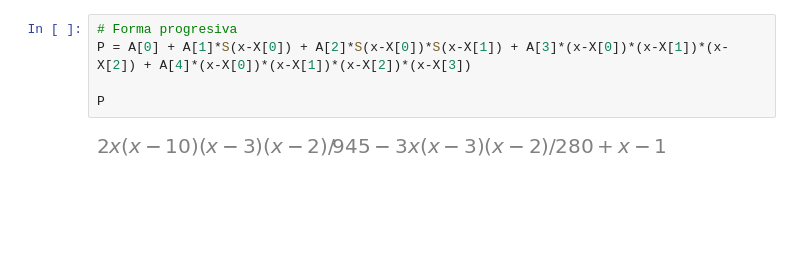
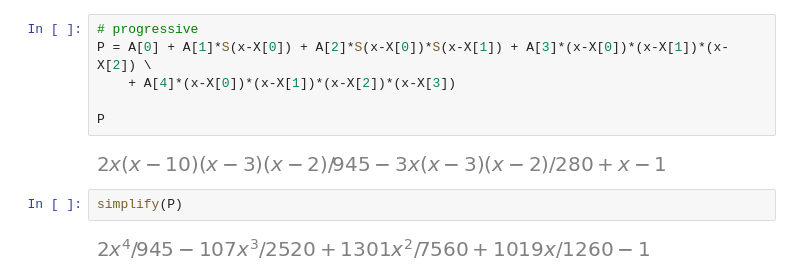
Before and after one commit to LeonardoFiguera/engineering-CAS-methods, a Jupyter notebook: practice2/rawCode-practice2.ipynb, the cells around one changed output. Cells and saved outputs as stored; diff of their text form; blank space fills up the shorter version.

```diff
--- a/practice2/rawCode-practice2.ipynb
+++ b/practice2/rawCode-practice2.ipynb
@@ -211,7 +210,12 @@ A "mano"
 # %%
-# Forma progresiva
-P = A[0] + A[1]*S(x-X[0]) + A[2]*S(x-X[0])*S(x-X[1]) + A[3]*(x-X[0])*(x-X[1])*(x-X[2]) + A[4]*(x-X[0])*(x-X[1])*(x-X[2])*(x-X[3])
+# progressive
+P = A[0] + A[1]*S(x-X[0]) + A[2]*S(x-X[0])*S(x-X[1]) + A[3]*(x-X[0])*(x-X[1])*(x-X[2]) \
+    + A[4]*(x-X[0])*(x-X[1])*(x-X[2])*(x-X[3])
 
 P
 # %% [output]
 [figure]
+# %%
+simplify(P)
+# %% [output]
+[figure, added]
```
Also changed, not shown: parts of 16 cells of this notebook, 1 other file.
